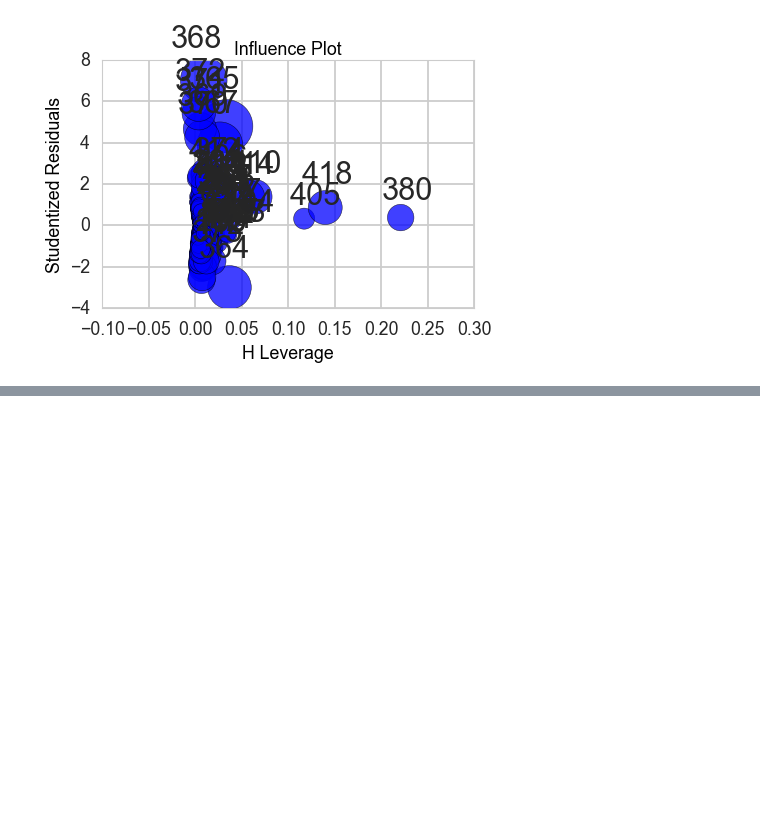
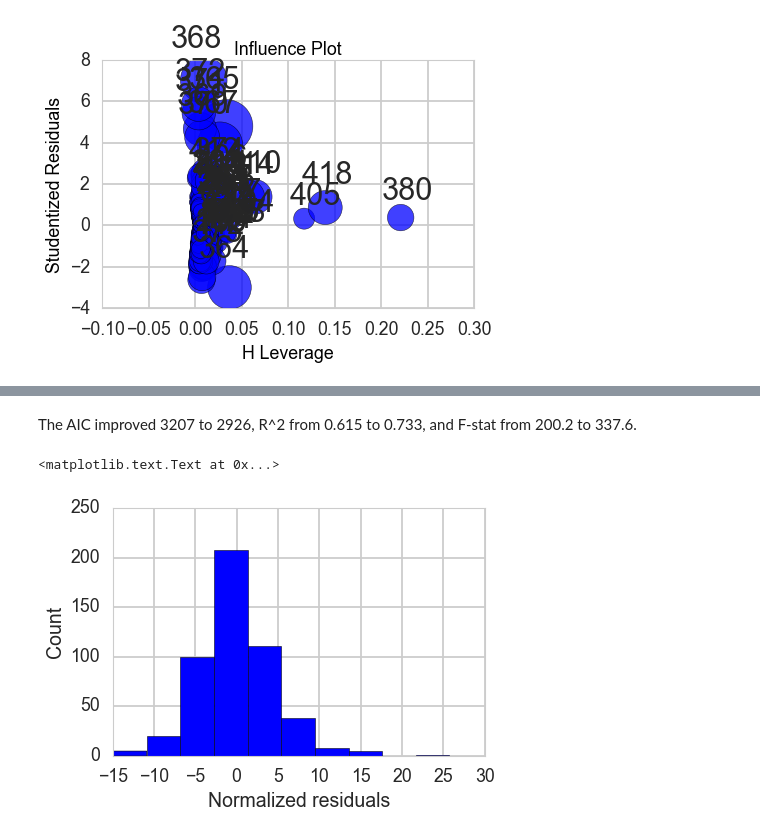
Before and after one commit to victoreram/Springboard-Data-Science, a Jupyter notebook: Assignments/ML-Linear_Regression/linear_regression/Mini_Project_Linear_Regression.ipynb, the cells around one changed output, grey strips where cells are left out. Drawn from its saved outputs; the diff is of its cells as text; code cells hidden in the pictures; blank space fills up the shorter version.

```diff
--- a/Assignments/ML-Linear_Regression/linear_regression/Mini_Project_Linear_Regression.ipynb
+++ b/Assignments/ML-Linear_Regression/linear_regression/Mini_Project_Linear_Regression.ipynb
@@ -921,0 +922,5 @@ X_red = X_red[X_red]
+# %%
+bos_clean = bos.drop(bos.index[[380,418, 405, 367, 373, 365, 373, 369, 371, 372, 368]])
+# %%
+m_red_clean = ols('PRICE ~ CRIM + RM + PTRATIO + NOX',bos_clean).fit()
+m_red_clean.summary()
@@ -921,0 +948,9 @@ X_red = X_red[X_red]
+# %% [markdown]
+The AIC improved 3207 to 2926, R^2 from 0.615 to 0.733, and F-stat from 200.2 to 337.6.
+# %%
+plt.hist(m_red_clean.resid)
+plt.ylabel('Count')
+plt.xlabel('Normalized residuals')
+# %% [output]
+<matplotlib.text.Text at 0x...>
+[figure, added]
```
Also changed, not shown: parts of 5 cells of this notebook.
